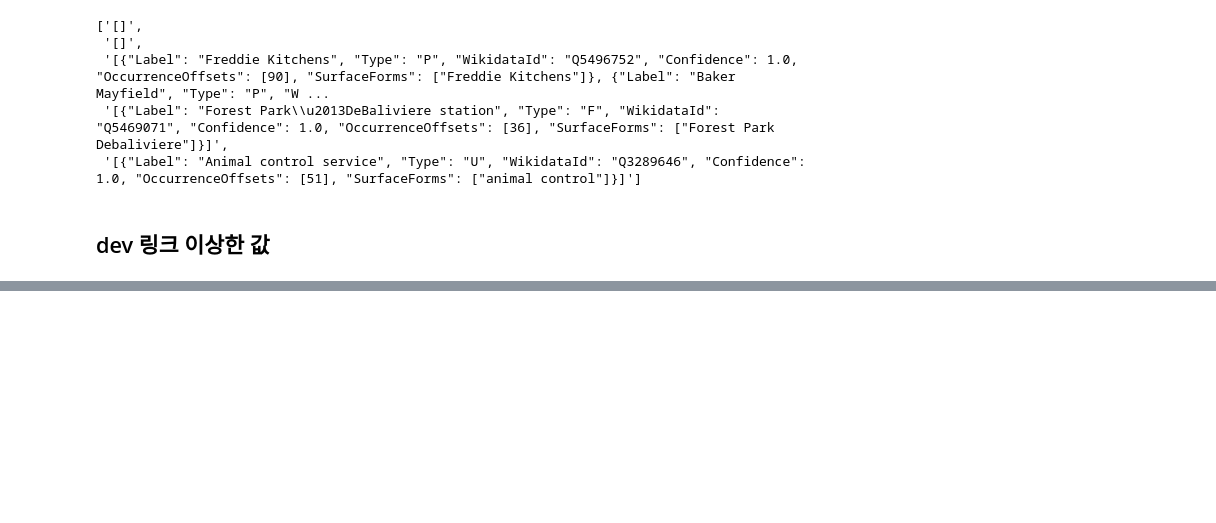
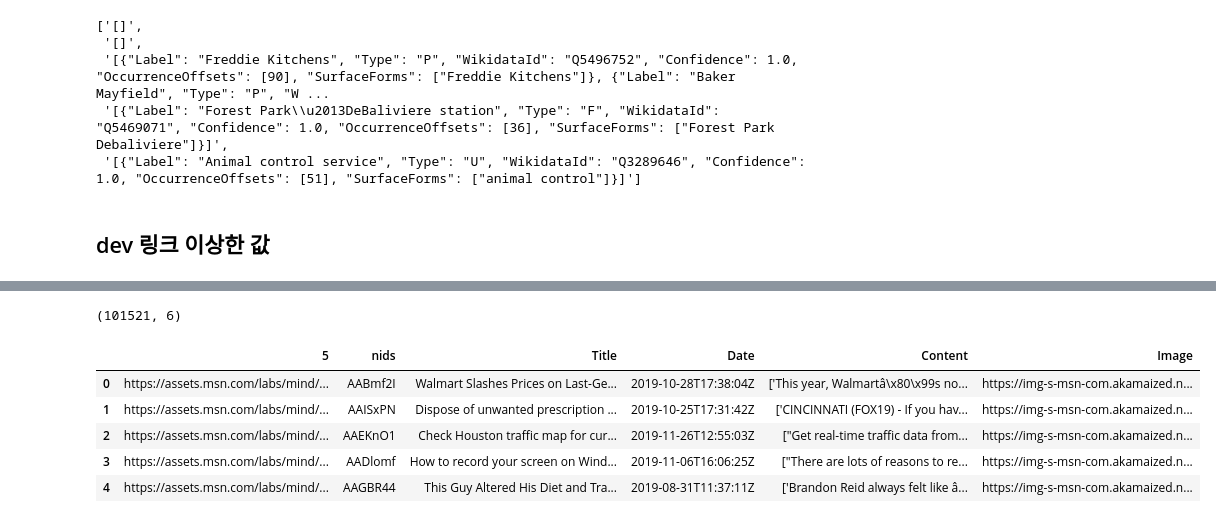
Before and after one commit to baebae-dev/SNU_DLab, a Jupyter notebook: msn_BS/msn/data.ipynb, the cells around one changed output, grey strips where cells are left out. Saved outputs shown, nothing was run; the diff lists cells and outputs as text; code cells hidden in the pictures; blank space fills up the shorter version.

```diff
--- a/msn_BS/msn/data.ipynb
+++ b/msn_BS/msn/data.ipynb
@@ -164,0 +233,13 @@ dev.loc[dev[5].isin(except_url_dev)]
+# %%
+msn_train_crawled = pd.read_csv('/Users/baeyuna/Documents/SNU_DLab/Data/msn_train_all.csv')
+print(msn_train_crawled.shape)
+msn_train_crawled.rename(columns = {'url' : 5}, inplace = True)
+msn_train_crawled.head()
+# %% [output]
+(101521, 6)
+|  | 5 | nids | Title | Date | Content | Image |
+| 0 | https://assets.msn.com/labs/mind/... | AABmf2I | Walmart Slashes Prices on Last-Ge... | 2019-10-28T17:38:04Z | ['This year, Walmartâ\x80\x99s no... | https://img-s-msn-com.akamaized.n... |
+| 1 | https://assets.msn.com/labs/mind/... | AAISxPN | Dispose of unwanted prescription ... | 2019-10-25T17:31:42Z | ['CINCINNATI (FOX19) - If you hav... | https://img-s-msn-com.akamaized.n... |
+| 2 | https://assets.msn.com/labs/mind/... | AAEKnO1 | Check Houston traffic map for cur... | 2019-11-26T12:55:03Z | ["Get real-time traffic data from... | https://img-s-msn-com.akamaized.n... |
+| 3 | https://assets.msn.com/labs/mind/... | AADlomf | How to record your screen on Wind... | 2019-11-06T16:06:25Z | ["There are lots of reasons to re... | https://img-s-msn-com.akamaized.n... |
+| 4 | https://assets.msn.com/labs/mind/... | AAGBR44 | This Guy Altered His Diet and Tra... | 2019-08-31T11:37:11Z | ['Brandon Reid always felt like â... | https://img-s-msn-com.akamaized.n... |
```
Also changed, not shown: parts of 15 cells of this notebook, 5 other files.
